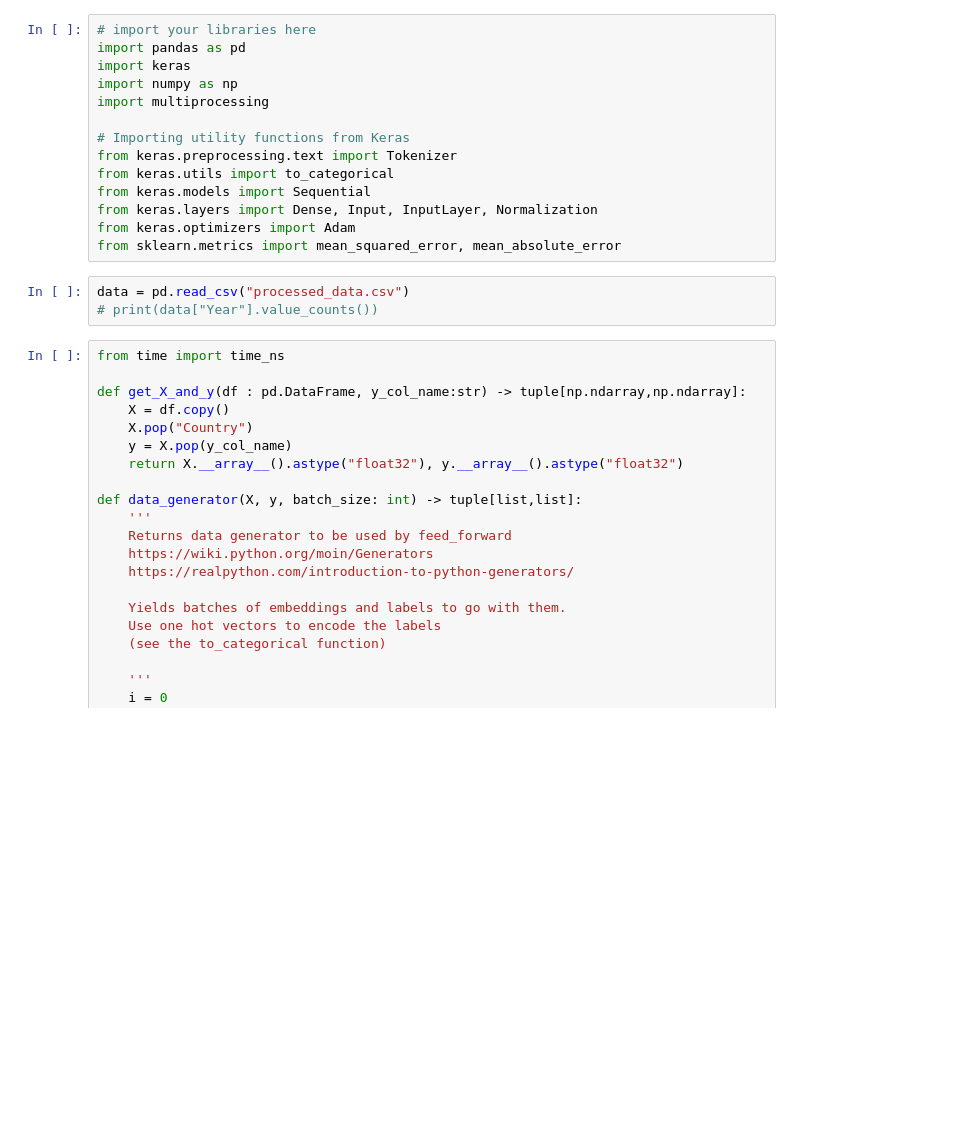
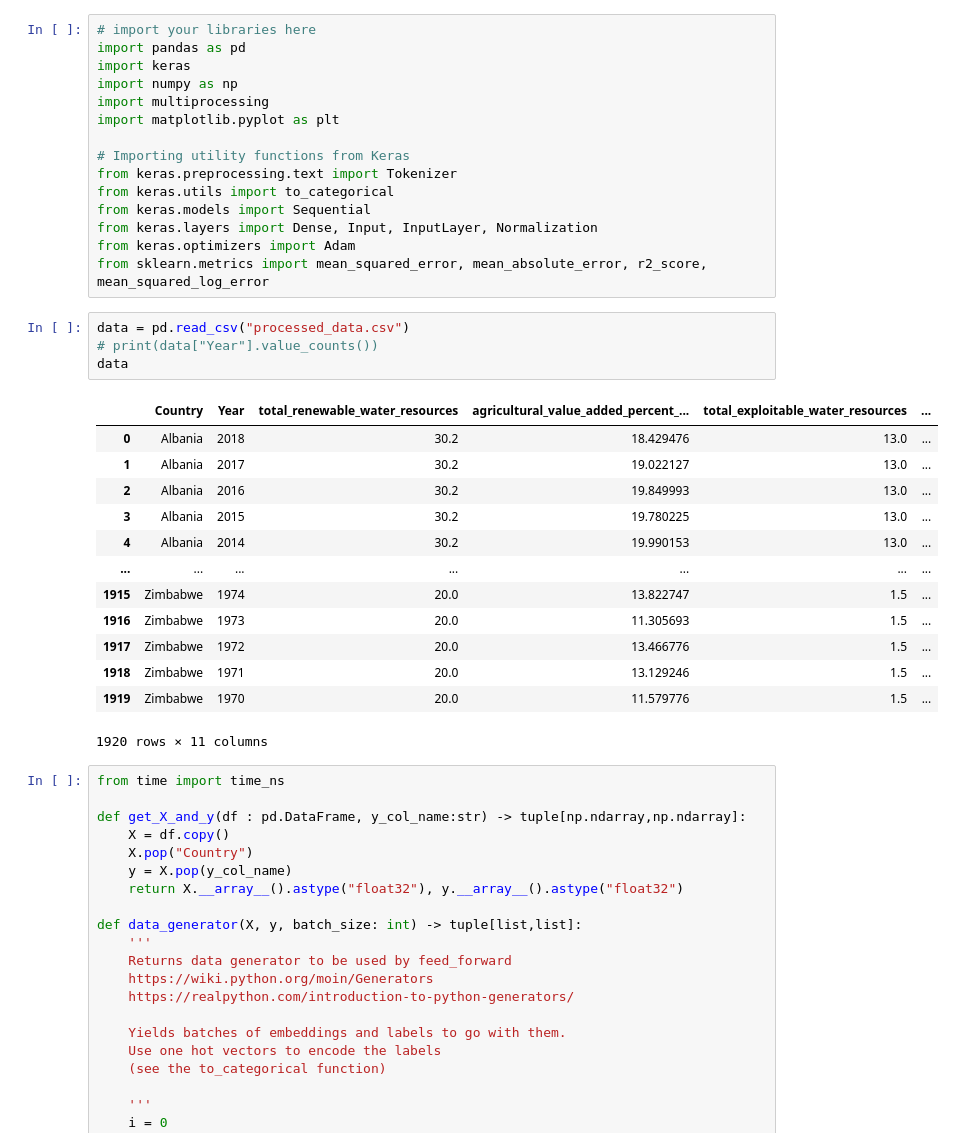
Before and after one commit to elirwater/ds4400-final-project, a Jupyter notebook: ml_regression_model.ipynb, the cells around one changed output. Saved outputs shown, nothing was run; the diff lists cells and outputs as text; blank space fills up the shorter version.

```diff
--- a/ml_regression_model.ipynb
+++ b/ml_regression_model.ipynb
@@ -4,6 +4,7 @@ import pandas as pd
 import keras
 import numpy as np
 import multiprocessing
+import matplotlib.pyplot as plt
 
 # Importing utility functions from Keras
 from keras.preprocessing.text import Tokenizer
@@ -11,10 +12,25 @@ from keras.utils import to_categorical
 from keras.models import Sequential
 from keras.layers import Dense, Input, InputLayer, Normalization
 from keras.optimizers import Adam
-from sklearn.metrics import mean_squared_error, mean_absolute_error
+from sklearn.metrics import mean_squared_error, mean_absolute_error, r2_score, mean_squared_log_error
 # %%
 data = pd.read_csv("processed_data.csv")
 # print(data["Year"].value_counts())
+data
+# %% [output]
+|  | Country | Year | total_renewable_water_resources | agricultural_value_added_percent_... | total_exploitable_water_resources | ... |
+| 0 | Albania | 2018 | 30.2 | 18.429476 | 13.0 | ... |
+| 1 | Albania | 2017 | 30.2 | 19.022127 | 13.0 | ... |
+| 2 | Albania | 2016 | 30.2 | 19.849993 | 13.0 | ... |
+| 3 | Albania | 2015 | 30.2 | 19.780225 | 13.0 | ... |
+| 4 | Albania | 2014 | 30.2 | 19.990153 | 13.0 | ... |
+| ... | ... | ... | ... | ... | ... | ... |
+| 1915 | Zimbabwe | 1974 | 20.0 | 13.822747 | 1.5 | ... |
+| 1916 | Zimbabwe | 1973 | 20.0 | 11.305693 | 1.5 | ... |
+| 1917 | Zimbabwe | 1972 | 20.0 | 13.466776 | 1.5 | ... |
+| 1918 | Zimbabwe | 1971 | 20.0 | 13.129246 | 1.5 | ... |
+| 1919 | Zimbabwe | 1970 | 20.0 | 11.579776 | 1.5 | ... |
+1920 rows × 11 columns
 # %%
 from time import time_ns
 
```
Also changed, not shown: parts of 11 cells of this notebook.
